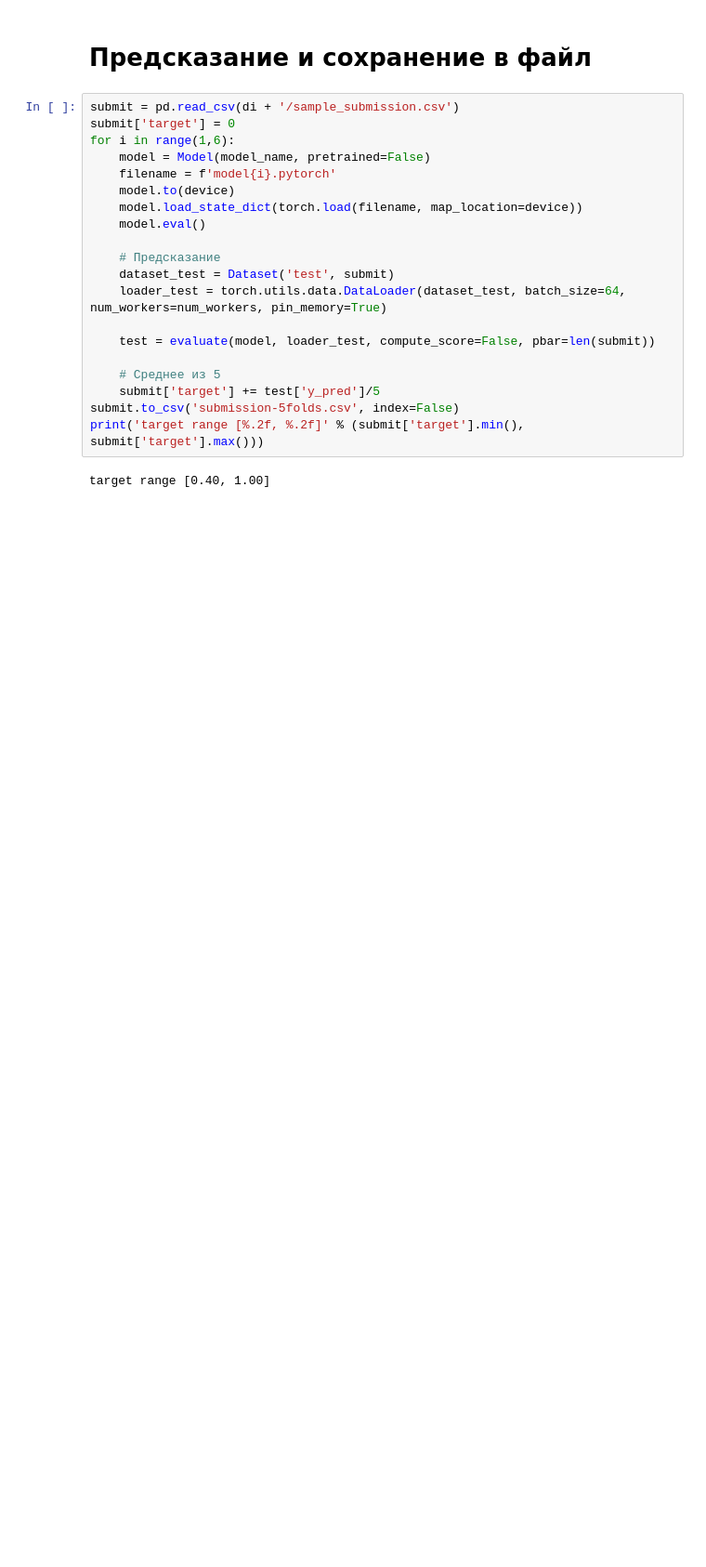
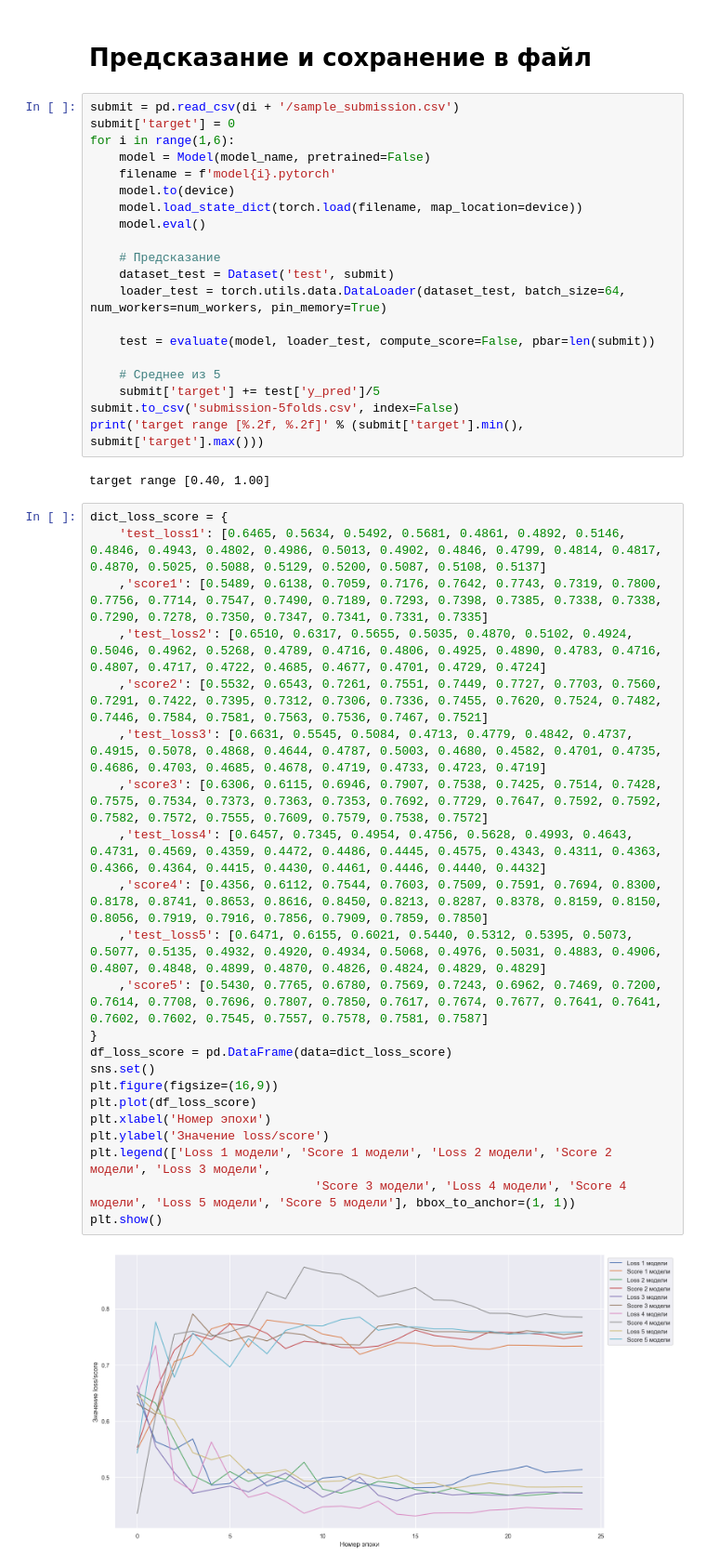
Before and after one commit to reboot2h/SberUniversity, a Jupyter notebook: Профильный модуль/Финальный проект/Финальный проект.ipynb, the cells around one changed output. Shown at 93% size. Saved outputs shown, nothing was run; the diff lists cells and outputs as text; blank space fills up the shorter version.

Commit message:
Training chart

```diff
--- a/Профильный модуль/Финальный проект/Финальный проект.ipynb
+++ b/Профильный модуль/Финальный проект/Финальный проект.ipynb
@@ -465,3 +465,27 @@ submit.to_csv('submission-5folds.csv', index=False)
 print('target range [%.2f, %.2f]' % (submit['target'].min(), submit['target'].max()))
 # %% [output]
 target range [0.40, 1.00]
+# %%
+dict_loss_score = {
+	'test_loss1': [0.6465, 0.5634, 0.5492, 0.5681, 0.4861, 0.4892, 0.5146, 0.4846, 0.4943, 0.4802, 0.4986, 0.5013, 0.4902, 0.4846, 0.4799, 0.4814, 0.4817, 0.4870, 0.5025, 0.5088, 0.5129, 0.5200, 0.5087, 0.5108, 0.5137]
+	,'score1': [0.5489, 0.6138, 0.7059, 0.7176, 0.7642, 0.7743, 0.7319, 0.7800, 0.7756, 0.7714, 0.7547, 0.7490, 0.7189, 0.7293, 0.7398, 0.7385, 0.7338, 0.7338, 0.7290, 0.7278, 0.7350, 0.7347, 0.7341, 0.7331, 0.7335]
+	,'test_loss2': [0.6510, 0.6317, 0.5655, 0.5035, 0.4870, 0.5102, 0.4924, 0.5046, 0.4962, 0.5268, 0.4789, 0.4716, 0.4806, 0.4925, 0.4890, 0.4783, 0.4716, 0.4807, 0.4717, 0.4722, 0.4685, 0.4677, 0.4701, 0.4729, 0.4724]
+	,'score2': [0.5532, 0.6543, 0.7261, 0.7551, 0.7449, 0.7727, 0.7703, 0.7560, 0.7291, 0.7422, 0.7395, 0.7312, 0.7306, 0.7336, 0.7455, 0.7620, 0.7524, 0.7482, 0.7446, 0.7584, 0.7581, 0.7563, 0.7536, 0.7467, 0.7521]
+	,'test_loss3': [0.6631, 0.5545, 0.5084, 0.4713, 0.4779, 0.4842, 0.4737, 0.4915, 0.5078, 0.4868, 0.4644, 0.4787, 0.5003, 0.4680, 0.4582, 0.4701, 0.4735, 0.4686, 0.4703, 0.4685, 0.4678, 0.4719, 0.4733, 0.4723, 0.4719]
+	,'score3': [0.6306, 0.6115, 0.6946, 0.7907, 0.7538, 0.7425, 0.7514, 0.7428, 0.7575, 0.7534, 0.7373, 0.7363, 0.7353, 0.7692, 0.7729, 0.7647, 0.7592, 0.7592, 0.7582, 0.7572, 0.7555, 0.7609, 0.7579, 0.7538, 0.7572]
+	,'test_loss4': [0.6457, 0.7345, 0.4954, 0.4756, 0.5628, 0.4993, 0.4643, 0.4731, 0.4569, 0.4359, 0.4472, 0.4486, 0.4445, 0.4575, 0.4343, 0.4311, 0.4363, 0.4366, 0.4364, 0.4415, 0.4430, 0.4461, 0.4446, 0.4440, 0.4432]
+	,'score4': [0.4356, 0.6112, 0.7544, 0.7603, 0.7509, 0.7591, 0.7694, 0.8300, 0.8178, 0.8741, 0.8653, 0.8616, 0.8450, 0.8213, 0.8287, 0.8378, 0.8159, 0.8150, 0.8056, 0.7919, 0.7916, 0.7856, 0.7909, 0.7859, 0.7850]
+	,'test_loss5': [0.6471, 0.6155, 0.6021, 0.5440, 0.5312, 0.5395, 0.5073, 0.5077, 0.5135, 0.4932, 0.4920, 0.4934, 0.5068, 0.4976, 0.5031, 0.4883, 0.4906, 0.4807, 0.4848, 0.4899, 0.4870, 0.4826, 0.4824, 0.4829, 0.4829]
+	,'score5': [0.5430, 0.7765, 0.6780, 0.7569, 0.7243, 0.6962, 0.7469, 0.7200, 0.7614, 0.7708, 0.7696, 0.7807, 0.7850, 0.7617, 0.7674, 0.7677, 0.7641, 0.7641, 0.7602, 0.7602, 0.7545, 0.7557, 0.7578, 0.7581, 0.7587]
+}
+df_loss_score = pd.DataFrame(data=dict_loss_score)
+sns.set()
+plt.figure(figsize=(16,9))
+plt.plot(df_loss_score)
+plt.xlabel('Номер эпохи')
+plt.ylabel('Значение loss/score')
+plt.legend(['Loss 1 модели', 'Score 1 модели', 'Loss 2 модели', 'Score 2 модели', 'Loss 3 модели',
+                               'Score 3 модели', 'Loss 4 модели', 'Score 4 модели', 'Loss 5 модели', 'Score 5 модели'], bbox_to_anchor=(1, 1))
+plt.show()
+# %% [output]
+[figure, added]
```
